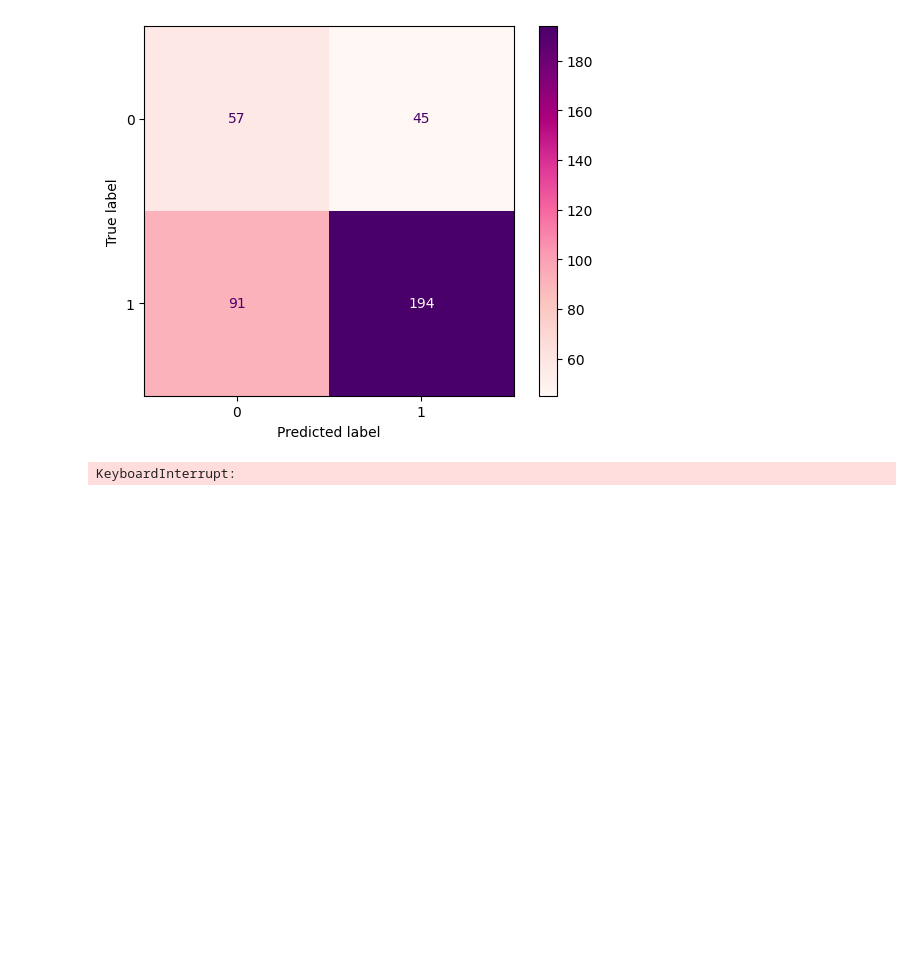
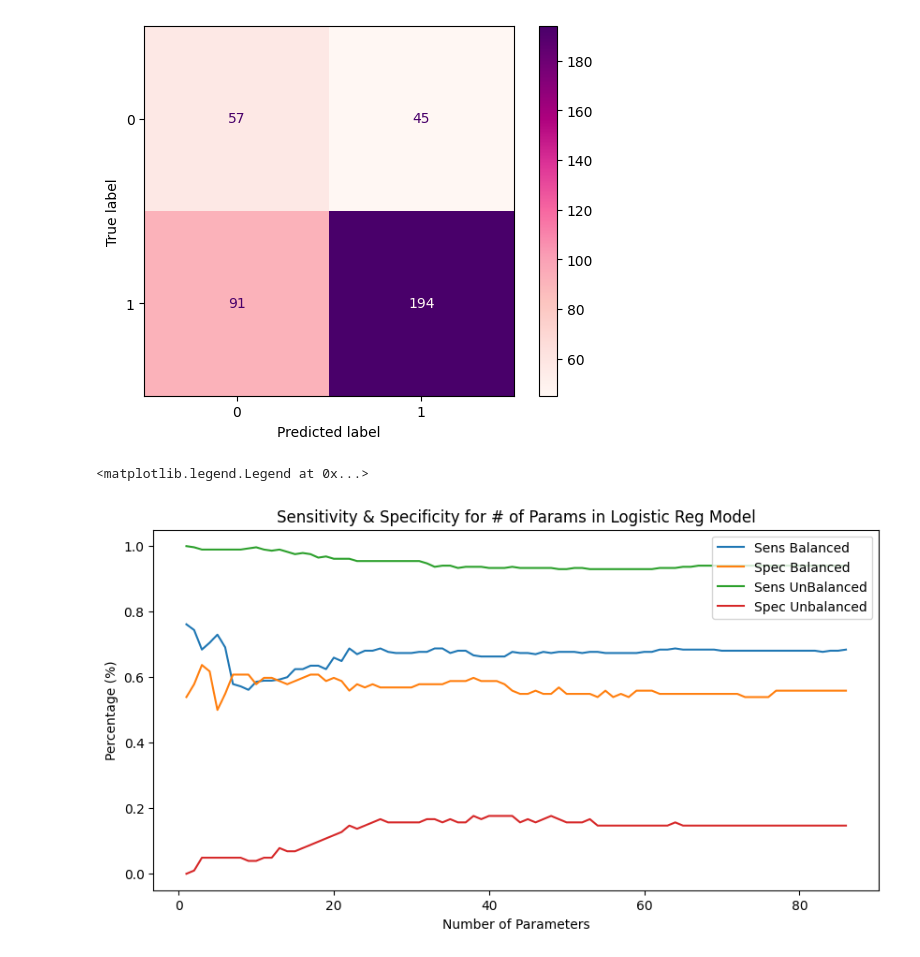
Before and after one commit to aishwaryapb/stock_price_prediction, a Jupyter notebook: model_development/logistic_model.ipynb, the cells around one changed output. Saved outputs shown, nothing was run; the diff lists cells and outputs as text; code cells hidden in the pictures; blank space fills up the shorter version.

Commit message:
added reverse feature selection experiment result and plot

```diff
--- a/model_development/logistic_model.ipynb
+++ b/model_development/logistic_model.ipynb
@@ -67,7 +67,8 @@ Specificity: 0.5588235294117647 (What proportion of the negatives do we correctl
 # %%
 # now we try backwards step feature selection, removing one feature at a time
 # we iterate until we only have one feature left
-model_list = []
+sensitivity_specificity_list_balanced = []
+sensitivity_specificity_list_unbalanced = []
 step = len(Xtrain.columns) - 1
 while step > 0 :
     # Initialize RFE to pick the top steps out of the 86 features
@@ -79,20 +80,53 @@ while step > 0 :
     # Get the selected features
     selected_features = Xtrain.columns[rfe.support_]
 
-    # train new model on reduced features
-    classifier_lr = LogisticRegression(penalty='l2', max_iter=10000, class_weight='balanced')
-    stocklr = classifier_lr.fit(Xtrain[selected_features], ytrain)
+    # train new models on reduced features
+    classifier_lr_balanced = LogisticRegression(penalty='l2', max_iter=10000, class_weight='balanced')
+    classifier_lr_unbalanced = LogisticRegression(penalty='l2', max_iter=10000)
 
-    up_or_down_predict = stocklr.predict(Xtest[selected_features])
-    up_or_down_prob = stocklr.predict_proba(Xtest[selected_features])
+    stocklr_balanced = classifier_lr_balanced.fit(Xtrain[selected_features], ytrain)
+    stocklr_unbalanced = classifier_lr_unbalanced.fit(Xtrain[selected_features], ytrain)
 
-    tn, fp, fn, tp = confusion_matrix(ytest, up_or_down_predict).ravel()
+    up_or_down_predict_balanced = stocklr_balanced.predict(Xtest[selected_features])
+    up_or_down_predict_unbalanced = stocklr_unbalanced.predict(Xtest[selected_features])
+
+    up_or_down_prob_balanced = stocklr_balanced.predict_proba(Xtest[selected_features])
+    up_or_down_prob_unbalanced = stocklr_unbalanced.predict_proba(Xtest[selected_features])
+
+    tn, fp, fn, tp = confusion_matrix(ytest, up_or_down_predict_balanced).ravel()
     specificity = tn / (tn+fp)
-    recall = recall_score(ytest, up_or_down_predict)
+    recall = recall_score(ytest, up_or_down_predict_balanced)
     sensitivity_specificity = [recall, specificity]
 
-    model_list.append([sensitivity_specificity, stocklr])
+    sensitivity_specificity_list_balanced.append(sensitivity_specificity)
+
+    tn, fp, fn, tp = confusion_matrix(ytest, up_or_down_predict_unbalanced).ravel()
+    specificity = tn / (tn+fp)
+    recall = recall_score(ytest, up_or_down_predict_unbalanced)
+    sensitivity_specificity = [recall, specificity]
+
+    sensitivity_specificity_list_unbalanced.append(sensitivity_specificity)
 
     step -= 1
-# %% [output]
-KeyboardInterrupt:
+# %%
+# plot graph of sensitivity and specificity over number of features in logistic model
+
+sensitivity_specificity_list_balanced = np.array(sensitivity_specificity_list_balanced)
+sensitivity_specificity_list_unbalanced = np.array(sensitivity_specificity_list_unbalanced)
+x = range(86, 0, -1)
+sensitivity_balanced = sensitivity_specificity_list_balanced[:, 0]
+specificity_balanced = sensitivity_specificity_list_balanced[:, 1]
+sensitivity_unbalanced = sensitivity_specificity_list_unbalanced[:, 0]
+specificity_unbalanced = sensitivity_specificity_list_unbalanced[:, 1]
+plt.figure(figsize=(10,5))
+plt.plot(x, sensitivity_balanced)
+plt.plot(x, specificity_balanced)
+plt.plot(x, sensitivity_unbalanced)
+plt.plot(x, specificity_unbalanced)
+plt.xlabel('Number of Parameters')
+plt.ylabel('Percentage (%)')
+plt.title('Sensitivity & Specificity for # of Params in Logistic Reg Model')
+plt.legend(['Sens Balanced', 'Spec Balanced', 'Sens UnBalanced', 'Spec Unbalanced'])
+# %% [output]
+<matplotlib.legend.Legend at 0x...>
+[figure, added]
```
Also changed, not shown: parts of 1 cell of this notebook.
